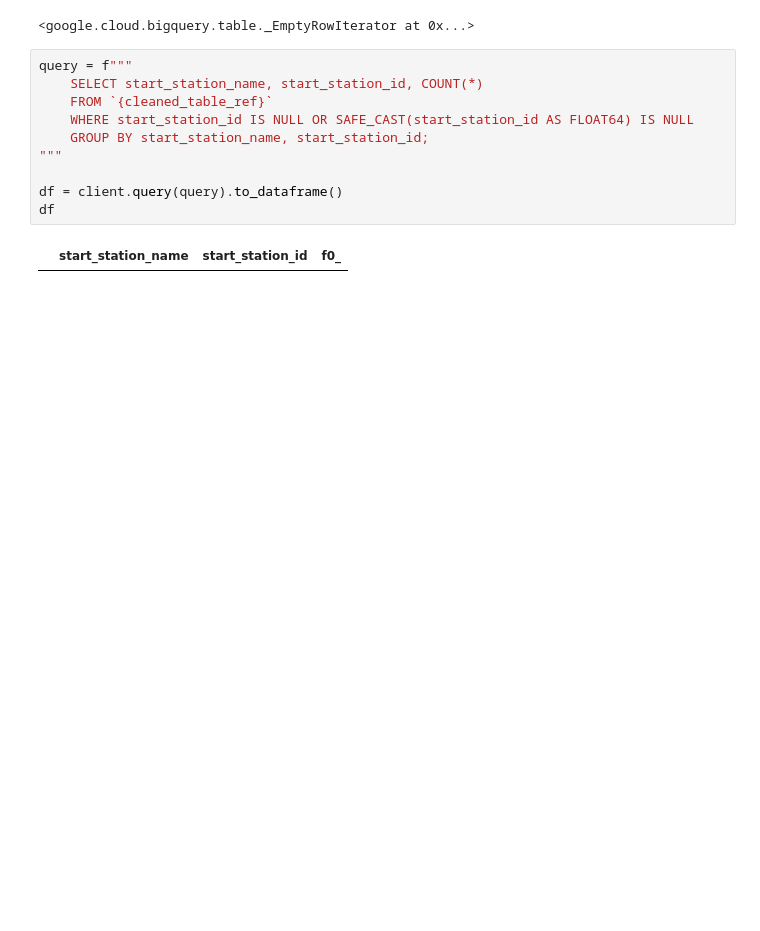
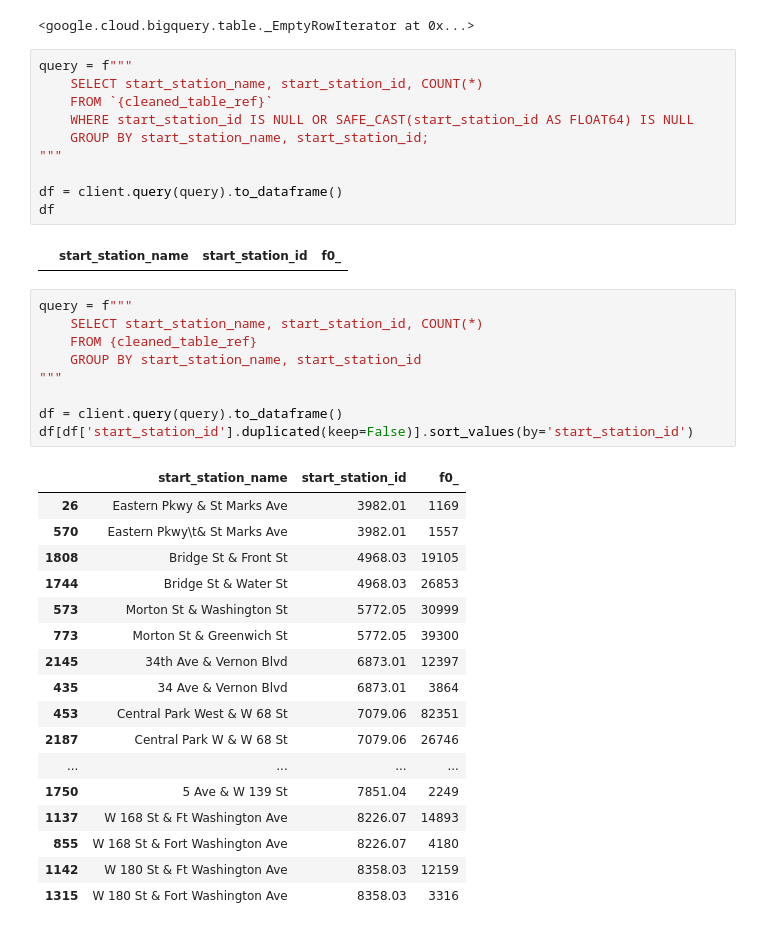
Before and after one commit to olshevskaa/citibike-nyc, a Jupyter notebook: notebooks/citibike.ipynb, the cells around one changed output. Drawn from its saved outputs; the diff is of its cells as text; blank space fills up the shorter version.

Commit message:
feat: clean duplicates for start_station_id

```diff
--- a/notebooks/citibike.ipynb
+++ b/notebooks/citibike.ipynb
@@ -166,3 +169,30 @@ df = client.query(query).to_dataframe()
 df
 # %% [output]
 |  | start_station_name | start_station_id | f0_ |
+# %%
+query = f"""
+    SELECT start_station_name, start_station_id, COUNT(*)
+    FROM {cleaned_table_ref}
+    GROUP BY start_station_name, start_station_id
+"""
+
+df = client.query(query).to_dataframe()
+df[df['start_station_id'].duplicated(keep=False)].sort_values(by='start_station_id')
+# %% [output]
+|  | start_station_name | start_station_id | f0_ |
+| 26 | Eastern Pkwy & St Marks Ave | 3982.01 | 1169 |
+| 570 | Eastern Pkwy\t& St Marks Ave | 3982.01 | 1557 |
+| 1808 | Bridge St & Front St | 4968.03 | 19105 |
+| 1744 | Bridge St & Water St | 4968.03 | 26853 |
+| 573 | Morton St & Washington St | 5772.05 | 30999 |
+| 773 | Morton St & Greenwich St | 5772.05 | 39300 |
+| 2145 | 34th Ave & Vernon Blvd | 6873.01 | 12397 |
+| 435 | 34 Ave & Vernon Blvd | 6873.01 | 3864 |
+| 453 | Central Park West & W 68 St | 7079.06 | 82351 |
+| 2187 | Central Park W & W 68 St | 7079.06 | 26746 |
+| ... | ... | ... | ... |
+| 1750 | 5 Ave & W 139 St | 7851.04 | 2249 |
+| 1137 | W 168 St & Ft Washington Ave | 8226.07 | 14893 |
+| 855 | W 168 St & Fort Washington Ave | 8226.07 | 4180 |
+| 1142 | W 180 St & Ft Washington Ave | 8358.03 | 12159 |
+| 1315 | W 180 St & Fort Washington Ave | 8358.03 | 3316 |
```
Also changed, not shown: parts of 13 cells of this notebook.
